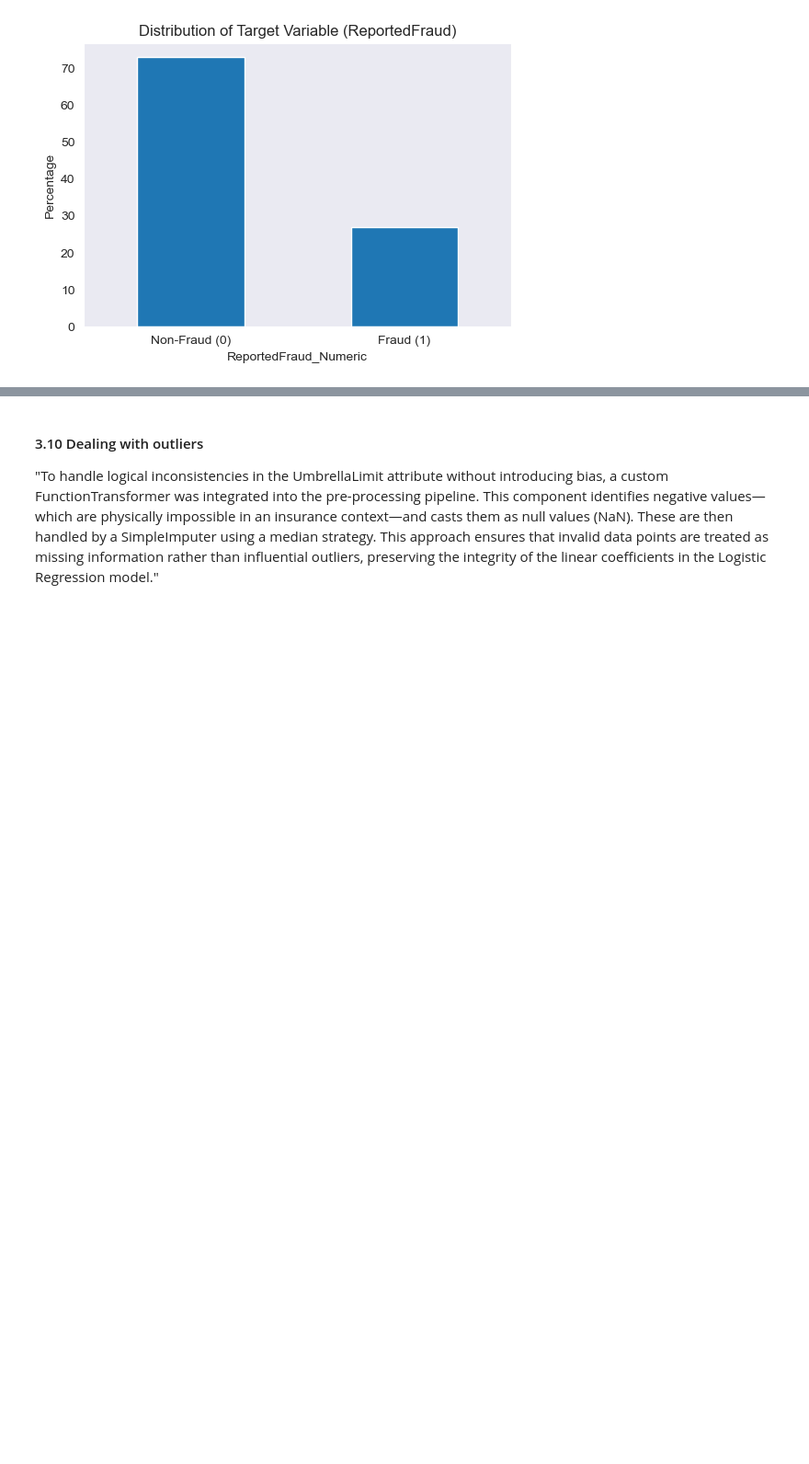
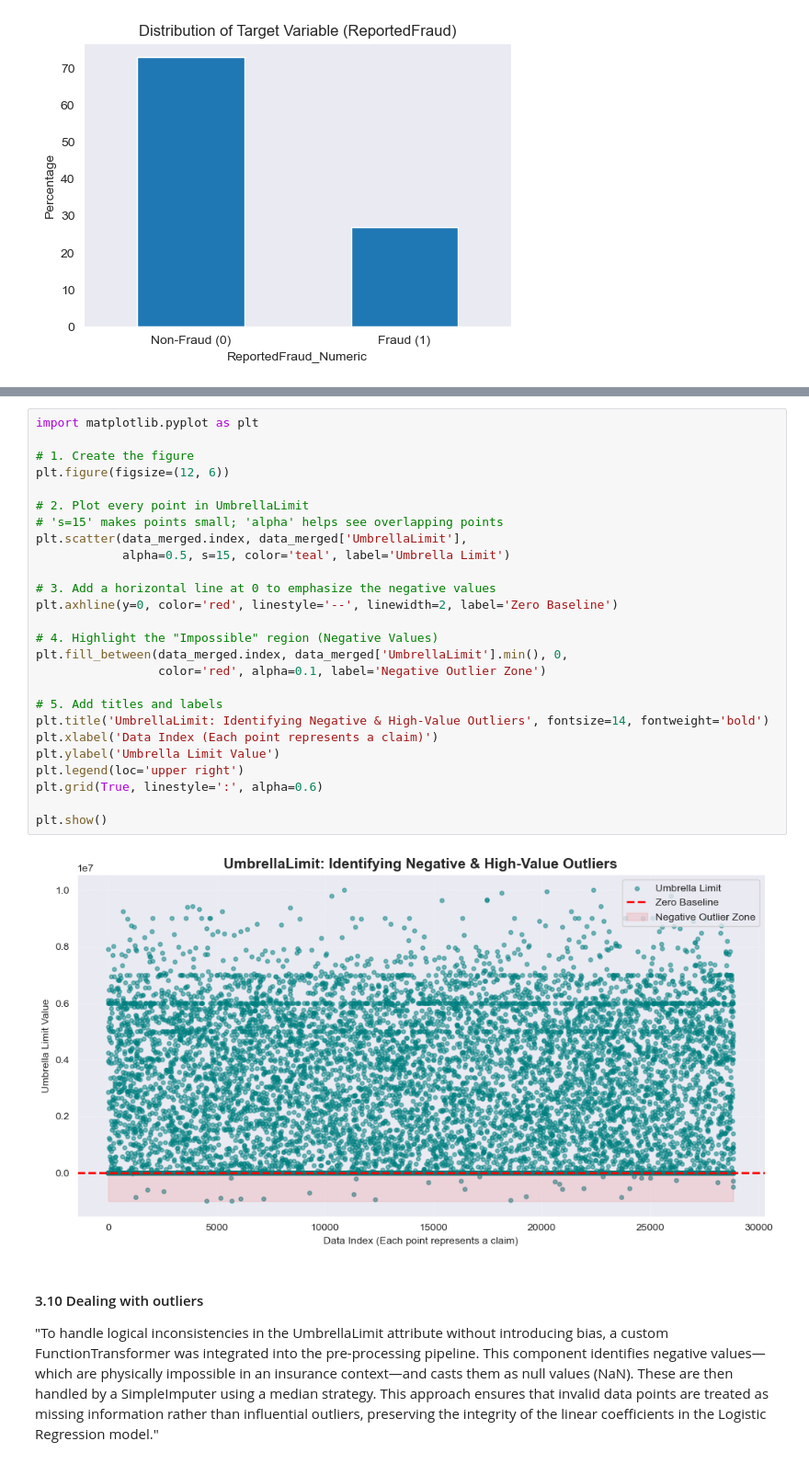
Before and after one commit to bartzilla/Classification, a Jupyter notebook: Assessment.ipynb, the cells around one changed output, grey strips where cells are left out. Shown at 92% size. Cells and saved outputs as stored; diff of their text form; blank space fills up the shorter version.

```diff
--- a/Assessment.ipynb
+++ b/Assessment.ipynb
@@ -493,3 +493,31 @@ plt.show()
+# %%
+import matplotlib.pyplot as plt
+
+# 1. Create the figure
+plt.figure(figsize=(12, 6))
+
+# 2. Plot every point in UmbrellaLimit
+# 's=15' makes points small; 'alpha' helps see overlapping points
+plt.scatter(data_merged.index, data_merged['UmbrellaLimit'],
+            alpha=0.5, s=15, color='teal', label='Umbrella Limit')
+
+# 3. Add a horizontal line at 0 to emphasize the negative values
+plt.axhline(y=0, color='red', linestyle='--', linewidth=2, label='Zero Baseline')
+
+# 4. Highlight the "Impossible" region (Negative Values)
+plt.fill_between(data_merged.index, data_merged['UmbrellaLimit'].min(), 0,
+                 color='red', alpha=0.1, label='Negative Outlier Zone')
+
+# 5. Add titles and labels
+plt.title('UmbrellaLimit: Identifying Negative & High-Value Outliers', fontsize=14, fontweight='bold')
+plt.xlabel('Data Index (Each point represents a claim)')
+plt.ylabel('Umbrella Limit Value')
+plt.legend(loc='upper right')
+plt.grid(True, linestyle=':', alpha=0.6)
+
+plt.show()
+# %% [output]
+[figure, added]
 # %% [markdown]
 #### 3.10 Dealing with outliers
 
```
Also changed, not shown: parts of 1 cell of this notebook.
